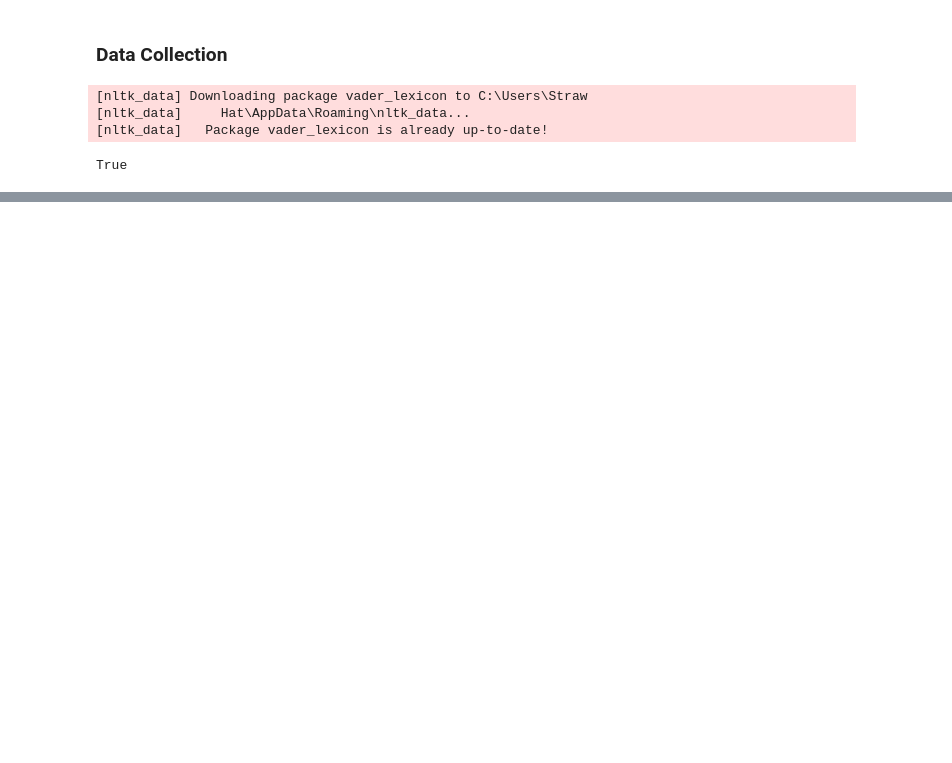
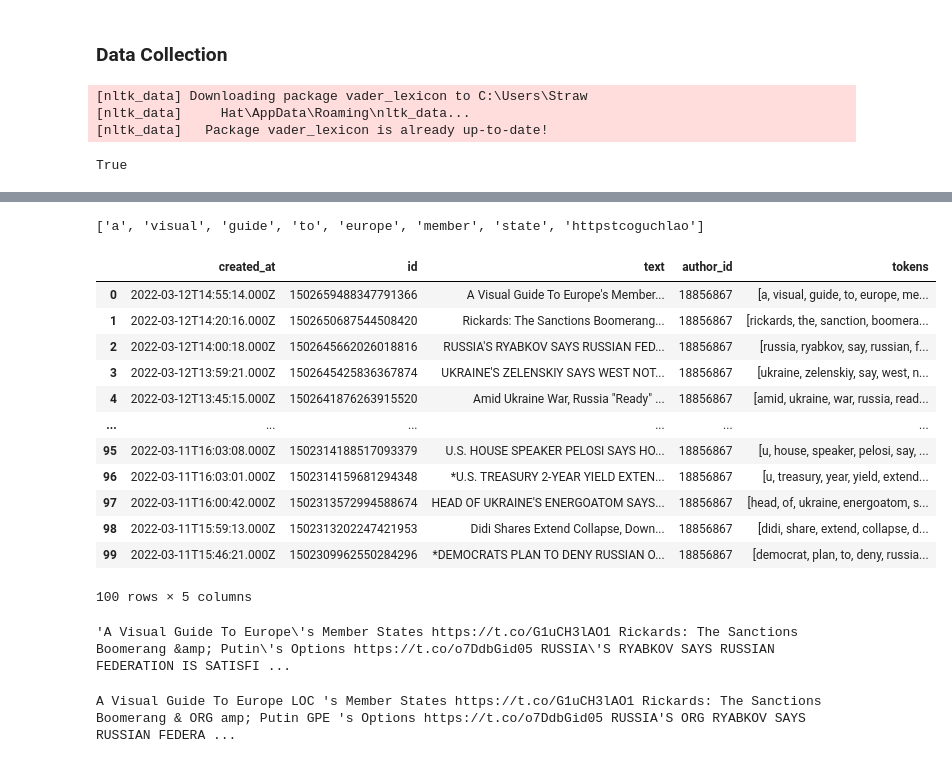
Before and after one commit to StrawhatRA/NLP-Tweet-Investor, a Jupyter notebook: twitter_api/final_twitter_tweet_lookup.ipynb, the cells around one changed output, grey strips where cells are left out. Cells and saved outputs as stored; diff of their text form; code cells hidden in the pictures; blank space fills up the shorter version.

```diff
--- a/twitter_api/final_twitter_tweet_lookup.ipynb
+++ b/twitter_api/final_twitter_tweet_lookup.ipynb
@@ -75,0 +77,55 @@ df
+# %%
+# Instantiate the lemmatizer
+from nltk.tokenize import word_tokenize, sent_tokenize
+from nltk.corpus import stopwords
+from nltk.stem import WordNetLemmatizer, PorterStemmer
+from string import punctuation
+import re
+from nltk.stem import WordNetLemmatizer
+lemmatizer = WordNetLemmatizer()
+
+# Expand the default stopwords list if necessary
+sw = set(stopwords.words('english'))
+# %%
+def tokenizer(text):
+    """Tokenizes text."""
+
+    # Remove the punctuation from text
+
+    regex = re.compile("[^a-zA-Z ]")
+
+    # Create a tokenized list of the words
+    re_clean = regex.sub('', text)
+    words = word_tokenize(re_clean)
+    words = word_tokenize(re_clean.lower())
+
+    # Lemmatize words into root words
+    lem = [lemmatizer.lemmatize(word) for word in words]
+
+    # Convert the words to lowercase
+    words = [word for word in words if word not in sw]
+
+    # Remove the stop words
+
+    return lem
+# %%
+tokenizer(df.iloc[0]['text'])
+# %% [output]
+['a', 'visual', 'guide', 'to', 'europe', 'member', 'state', 'httpstcoguchlao']
+# %%
+df['tokens'] = df['text'].apply(tokenizer)
+df
+# %% [output]
+|  | created_at | id | text | author_id | tokens |
+| 0 | 2022-03-12T14:55:14.000Z | 1502659488347791366 | A Visual Guide To Europe's Member... | 18856867 | [a, visual, guide, to, europe, me... |
+| 1 | 2022-03-12T14:20:16.000Z | 1502650687544508420 | Rickards: The Sanctions Boomerang... | 18856867 | [rickards, the, sanction, boomera... |
+| 2 | 2022-03-12T14:00:18.000Z | 1502645662026018816 | RUSSIA'S RYABKOV SAYS RUSSIAN FED... | 18856867 | [russia, ryabkov, say, russian, f... |
+| 3 | 2022-03-12T13:59:21.000Z | 1502645425836367874 | UKRAINE'S ZELENSKIY SAYS WEST NOT... | 18856867 | [ukraine, zelenskiy, say, west, n... |
+| 4 | 2022-03-12T13:45:15.000Z | 1502641876263915520 | Amid Ukraine War, Russia "Ready" ... | 18856867 | [amid, ukraine, war, russia, read... |
+| ... | ... | ... | ... | ... | ... |
+| 95 | 2022-03-11T16:03:08.000Z | 1502314188517093379 | U.S. HOUSE SPEAKER PELOSI SAYS HO... | 18856867 | [u, house, speaker, pelosi, say, ... |
+| 96 | 2022-03-11T16:03:01.000Z | 1502314159681294348 | *U.S. TREASURY 2-YEAR YIELD EXTEN... | 18856867 | [u, treasury, year, yield, extend... |
+| 97 | 2022-03-11T16:00:42.000Z | 1502313572994588674 | HEAD OF UKRAINE'S ENERGOATOM SAYS... | 18856867 | [head, of, ukraine, energoatom, s... |
+| 98 | 2022-03-11T15:59:13.000Z | 1502313202247421953 | Didi Shares Extend Collapse, Down... | 18856867 | [didi, share, extend, collapse, d... |
+| 99 | 2022-03-11T15:46:21.000Z | 1502309962550284296 | *DEMOCRATS PLAN TO DENY RUSSIAN O... | 18856867 | [democrat, plan, to, deny, russia... |
+100 rows × 5 columns
@@ -75,0 +137,5 @@ df
+# %%
+text = ' '.join(df['text'])
+text
+# %% [output]
+'A Visual Guide To Europe\'s Member States https://t.co/G1uCH3lAO1 Rickards: The Sanctions Boomerang &amp; Putin\'s Options https://t.co/o7DdbGid05 RUSSIA\'S RYABKOV SAYS RUSSIAN FEDERATION IS SATISFI ...
@@ -75,0 +144,4 @@ df
+# %%
+displacy.render(doc, style='ent')
+# %% [output]
+A Visual Guide To Europe LOC 's Member States https://t.co/G1uCH3lAO1 Rickards: The Sanctions Boomerang & ORG amp; Putin GPE 's Options https://t.co/o7DdbGid05 RUSSIA'S ORG RYABKOV SAYS RUSSIAN FEDERA ...
```
Also changed, not shown: parts of 9 cells of this notebook, 1 other file.
